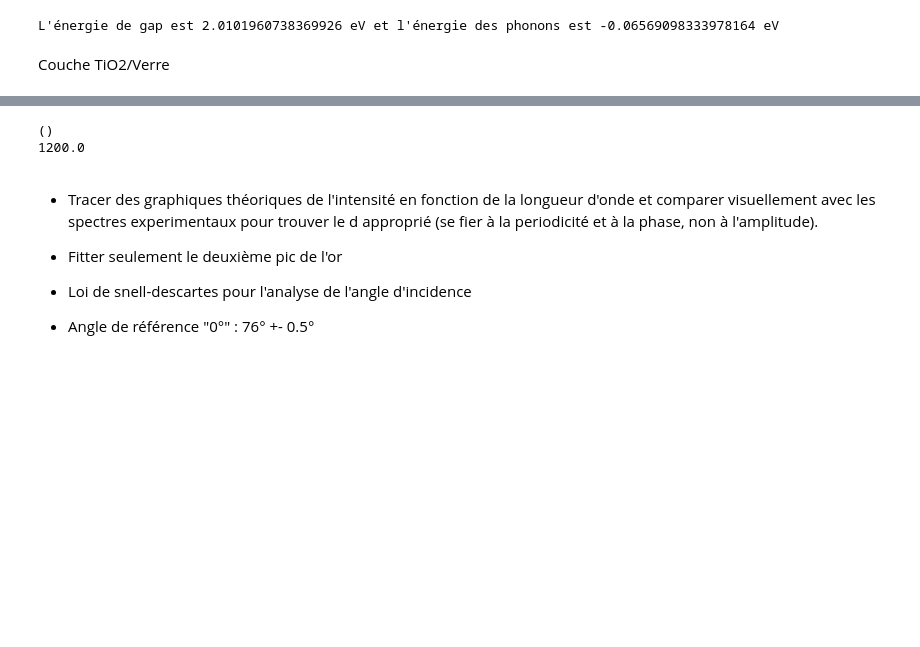
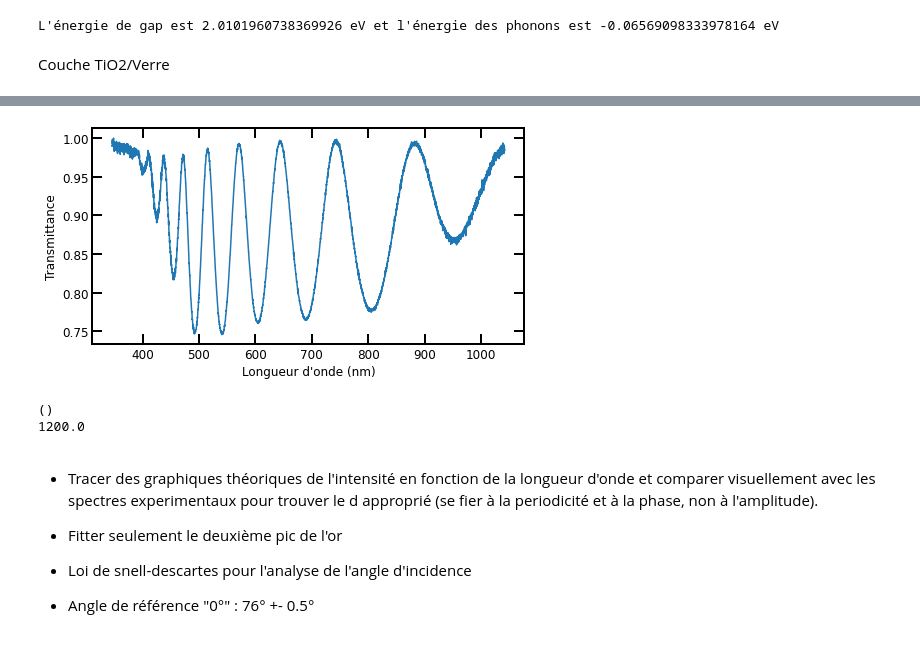
Before and after one commit to pierrotlamontagne/Github-labo-3, a Jupyter notebook: ABS/Analyse.ipynb, the cells around one changed output, grey strips where cells are left out. Cells and saved outputs as stored; diff of their text form; code cells hidden in the pictures; blank space fills up the shorter version.

```diff
--- a/ABS/Analyse.ipynb
+++ b/ABS/Analyse.ipynb
@@ -55,7 +55,7 @@ lamda, counts_deux_98 = np.loadtxt("Données/angles/deux98_0.txt", unpack = True
 lamda, counts_deux_103 = np.loadtxt("Données/angles/deux103_0.txt", unpack = True, skiprows = 17)
 lamda, counts_deux_107 = np.loadtxt("Données/angles/deux107_0.txt", unpack = True, skiprows = 17)
 
-lamda, counts_vitre_45 = np.loadtxt("Données/angles/vitre45_0.txt", unpack = True, skiprows = 17)
+lamda_, counts_vitre_45 = np.loadtxt("Données/angles/vitre45_0.txt", unpack = True, skiprows = 17)
 lamda, counts_vitre_48 = np.loadtxt("Données/angles/vitre48_0.txt", unpack = True, skiprows = 17)
 lamda, counts_vitre_52 = np.loadtxt("Données/angles/vitre52_0.txt", unpack = True, skiprows = 17)
 lamda, counts_vitre_56 = np.loadtxt("Données/angles/vitre56_0.txt", unpack = True, skiprows = 17)
@@ -359,3 +381,16 @@ plt.plot(lamda_array,T_array)
+# %%
+### Exemple de graphique couche mince
+beau_graphique()
+
+counts_deux_66_norm = counts_deux_66/counts_vitre_66
+counts_deux_66_norm /= np.max(counts_deux_66_norm) #Normalisation
+
+plt.plot(lamda_,counts_deux_66_norm)
+plt.xlabel("Longueur d'onde (nm)")
+plt.ylabel("Transmittance")
+plt.show()
+# %% [output]
+[figure, added]
 # %%
 print(lamda.shape)
 print(lamda)
```
Also changed, not shown: parts of 1 cell of this notebook.
